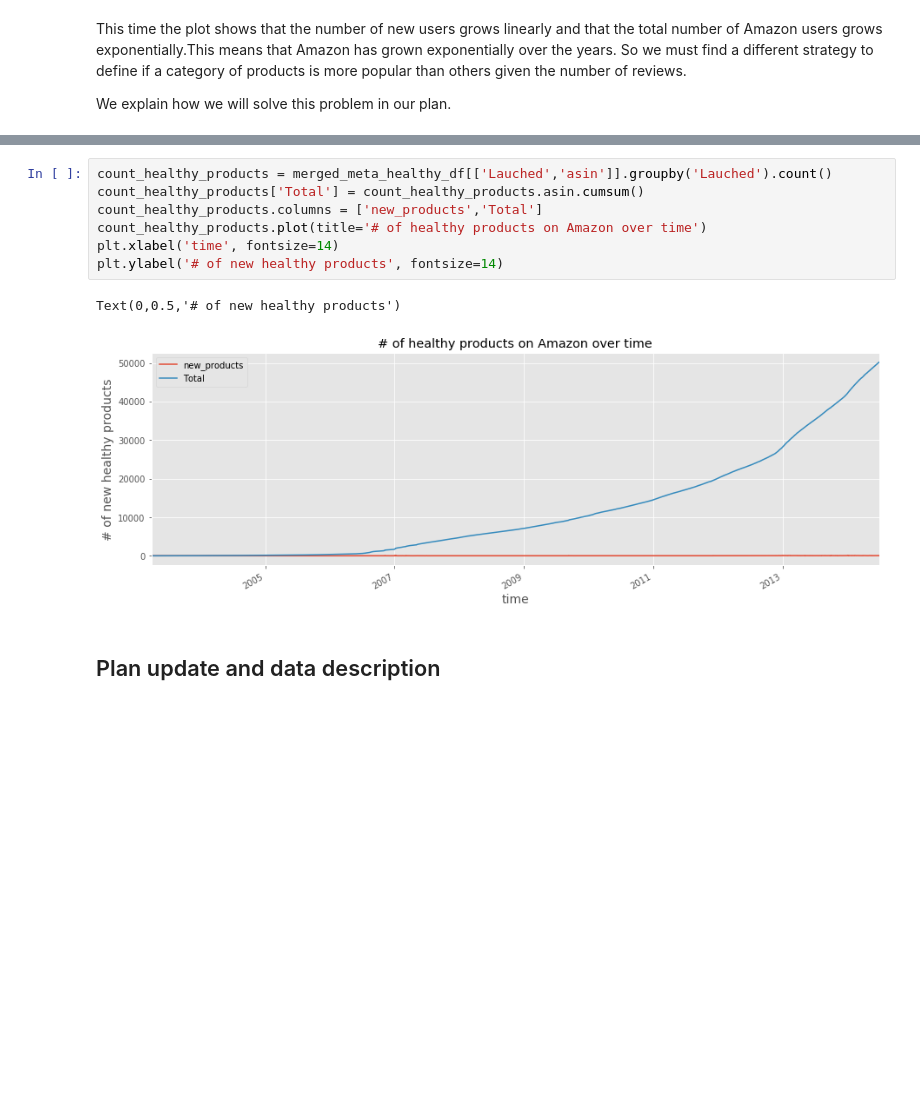
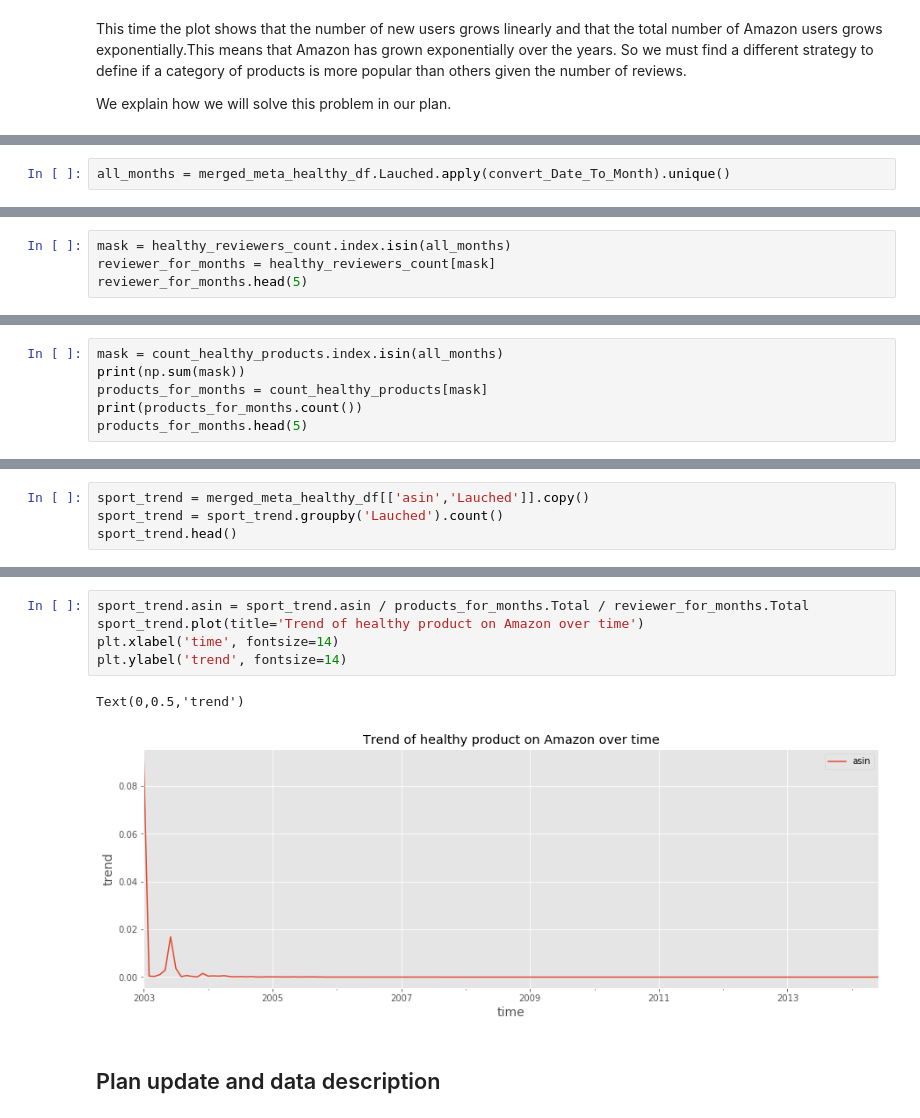
Before and after one commit to darioAnongba/EPFL-ADA, a Jupyter notebook: project/Report.ipynb, the cells around one changed output, grey strips where cells are left out. Drawn from its saved outputs; the diff is of its cells as text; blank space fills up the shorter version.

```diff
--- a/project/Report.ipynb
+++ b/project/Report.ipynb
@@ -279,0 +325,2 @@ merged_meta_healthy_df.head()
+# %%
+all_months = merged_meta_healthy_df.Lauched.apply(convert_Date_To_Month).unique()
@@ -279,0 +337,4 @@ merged_meta_healthy_df.head()
+# %%
+mask = healthy_reviewers_count.index.isin(all_months)
+reviewer_for_months = healthy_reviewers_count[mask]
+reviewer_for_months.head(5)
@@ -279,0 +369,6 @@ merged_meta_healthy_df.head()
+# %%
+mask = count_healthy_products.index.isin(all_months)
+print(np.sum(mask))
+products_for_months = count_healthy_products[mask]
+print(products_for_months.count())
+products_for_months.head(5)
@@ -279,0 +387,4 @@ merged_meta_healthy_df.head()
+# %%
+sport_trend = merged_meta_healthy_df[['asin','Lauched']].copy()
+sport_trend = sport_trend.groupby('Lauched').count()
+sport_trend.head()
@@ -280,13 +409,11 @@ merged_meta_healthy_df.head()
 # %%
-count_healthy_products = merged_meta_healthy_df[['Lauched','asin']].groupby('Lauched').count()
-count_healthy_products['Total'] = count_healthy_products.asin.cumsum()
-count_healthy_products.columns = ['new_products','Total']
-count_healthy_products.plot(title='# of healthy products on Amazon over time')
+sport_trend.asin = sport_trend.asin / products_for_months.Total / reviewer_for_months.Total
+sport_trend.plot(title='Trend of healthy product on Amazon over time')
 plt.xlabel('time', fontsize=14)
-plt.ylabel('# of new healthy products', fontsize=14)
+plt.ylabel('trend', fontsize=14)
 # %% [output]
-Text(0,0.5,'# of new healthy products')
+Text(0,0.5,'trend')
-[figure, old version]
+[figure, new version]
 # %% [markdown]
 ## Plan update and data description
 # %% [markdown]
```
Also changed, not shown: parts of 18 cells of this notebook, 8 other files.
